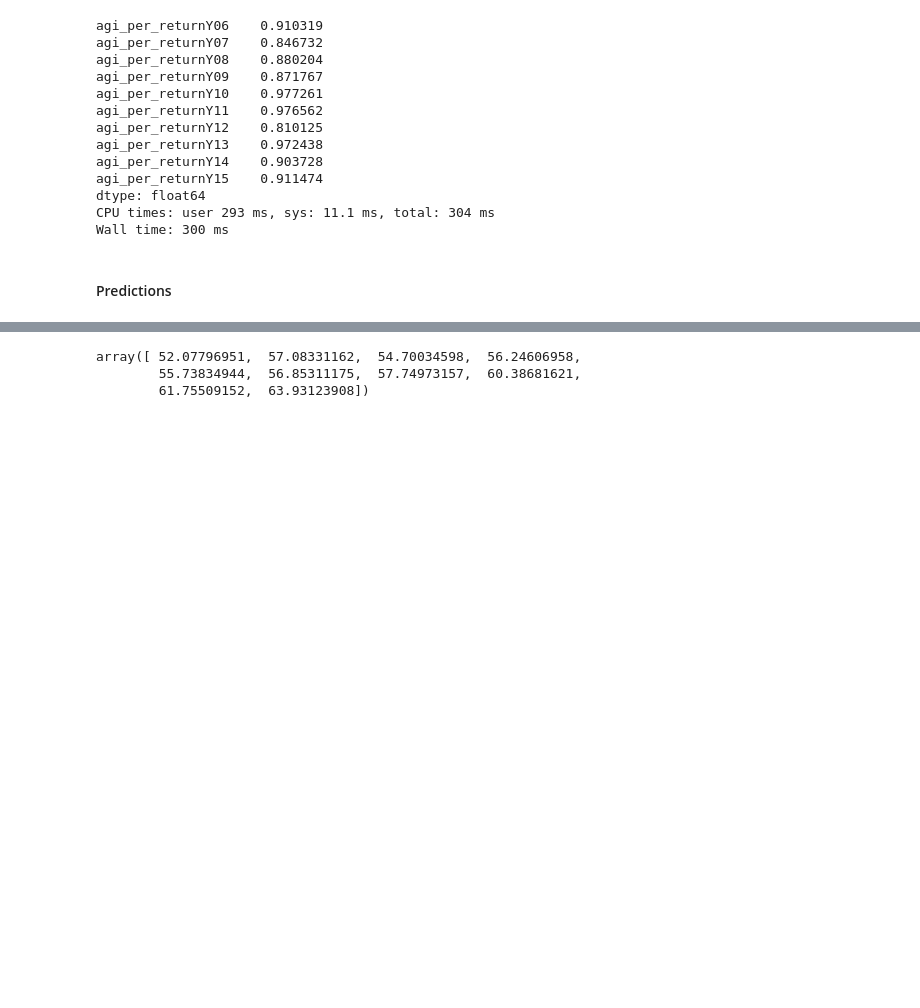
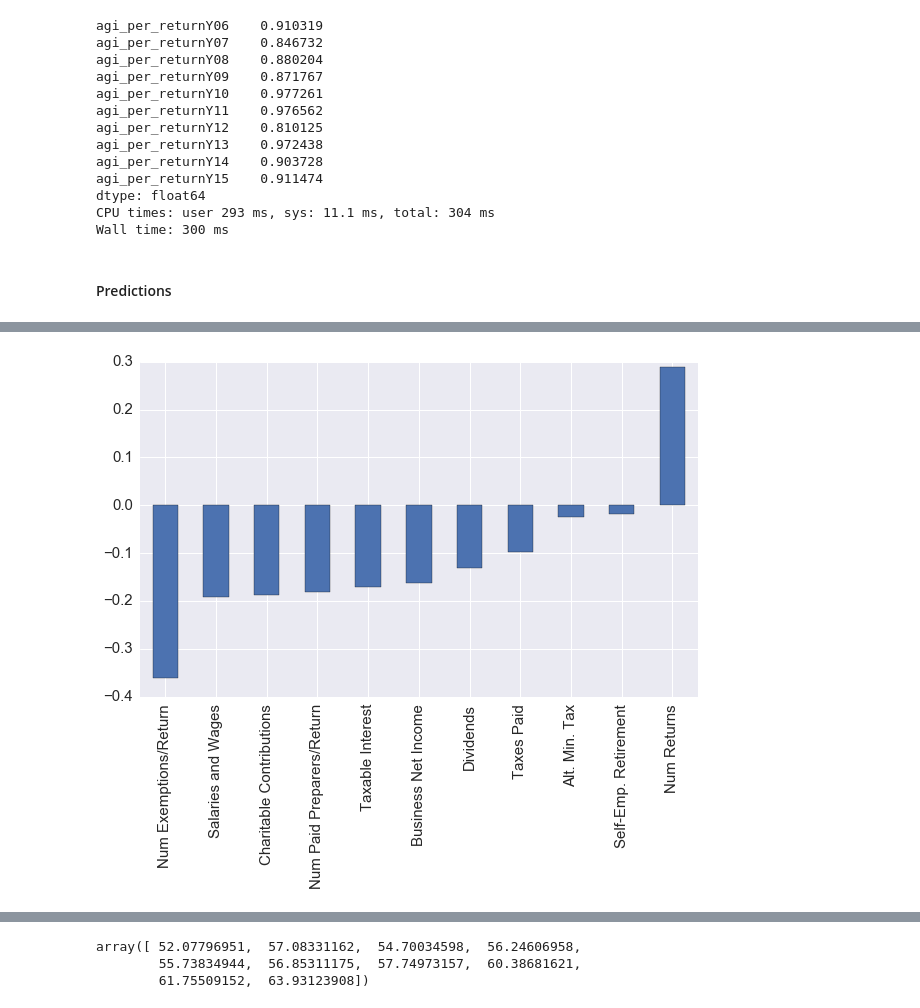
Before and after one commit to sleichen/Data-Incubator, a Jupyter notebook: DataIncubatorProjectv3.ipynb, the cells around one changed output, grey strips where cells are left out. Cells and saved outputs as stored; diff of their text form; code cells hidden in the pictures; blank space fills up the shorter version.

```diff
--- a/DataIncubatorProjectv3.ipynb
+++ b/DataIncubatorProjectv3.ipynb
@@ -543,0 +556,13 @@ Wall time: 4.15 s
+# %%
+correlations = model_data['15'].corrwith(target_data['15'], axis=0)[:-2]
+corr_feats = ['a09600', 'a18300','a19700', 'a00300','num_returns','a03300',
+        'a00600', 'a00900', u'a00200',  'prep', 'num_exemp']
+for feat in corr_feats:
+    correlations[feat] = (correlations[feat+'delta1'] + correlations[feat+'delta2'])/2
+rename_dict = {'a09600':'Alt. Min. Tax', 'a18300': 'Taxes Paid','a19700':'Charitable Contributions',
+               'a00300':'Taxable Interest','num_returns': 'Num Returns','a03300':'Self-Emp. Retirement',
+                'a00600':'Dividends', 'a00900':'Business Net Income', 'a00200':'Salaries and Wages',
+               'prep':'Num Paid Preparers/Return', 'num_exemp': 'Num Exemptions/Return'}
+correlations[corr_feats].rename(index = rename_dict).sort_values().plot(kind='bar');
+# %% [output]
+[figure, added]
```
Also changed, not shown: parts of 19 cells of this notebook, 8 other files.
